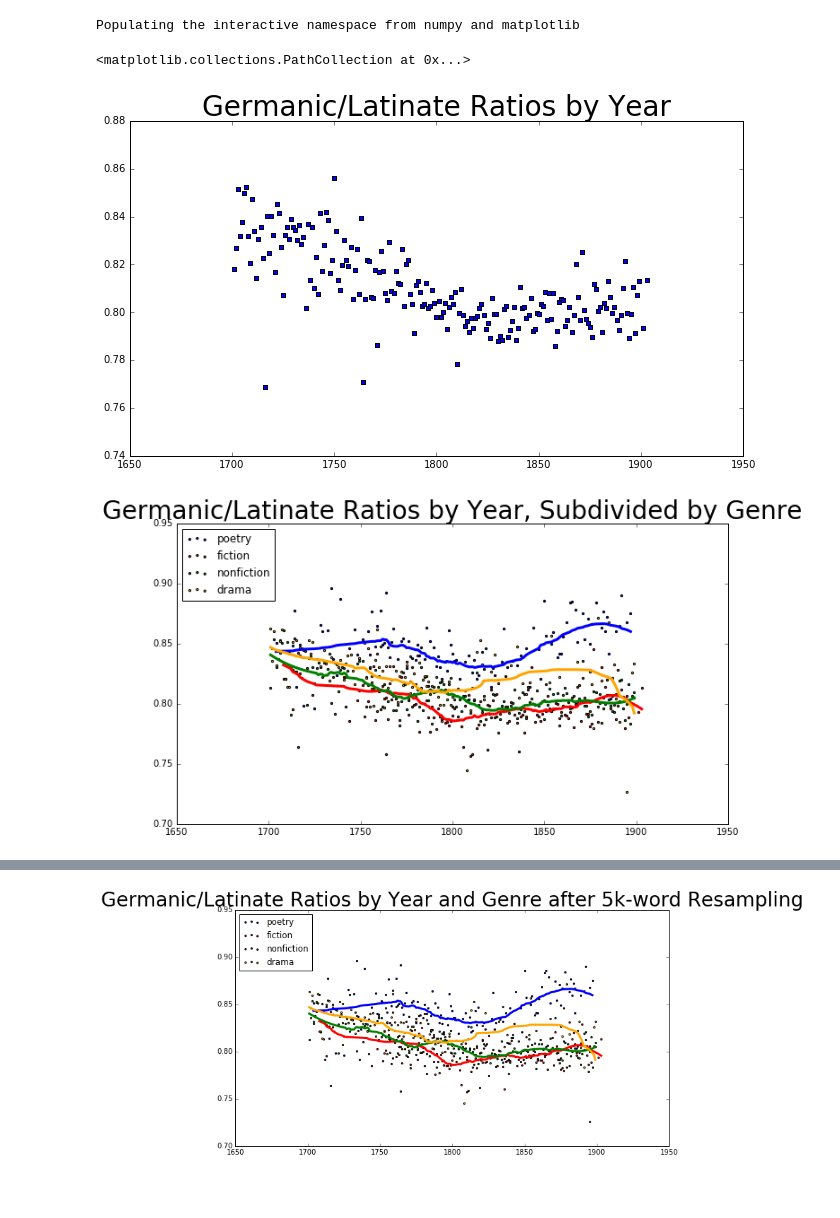
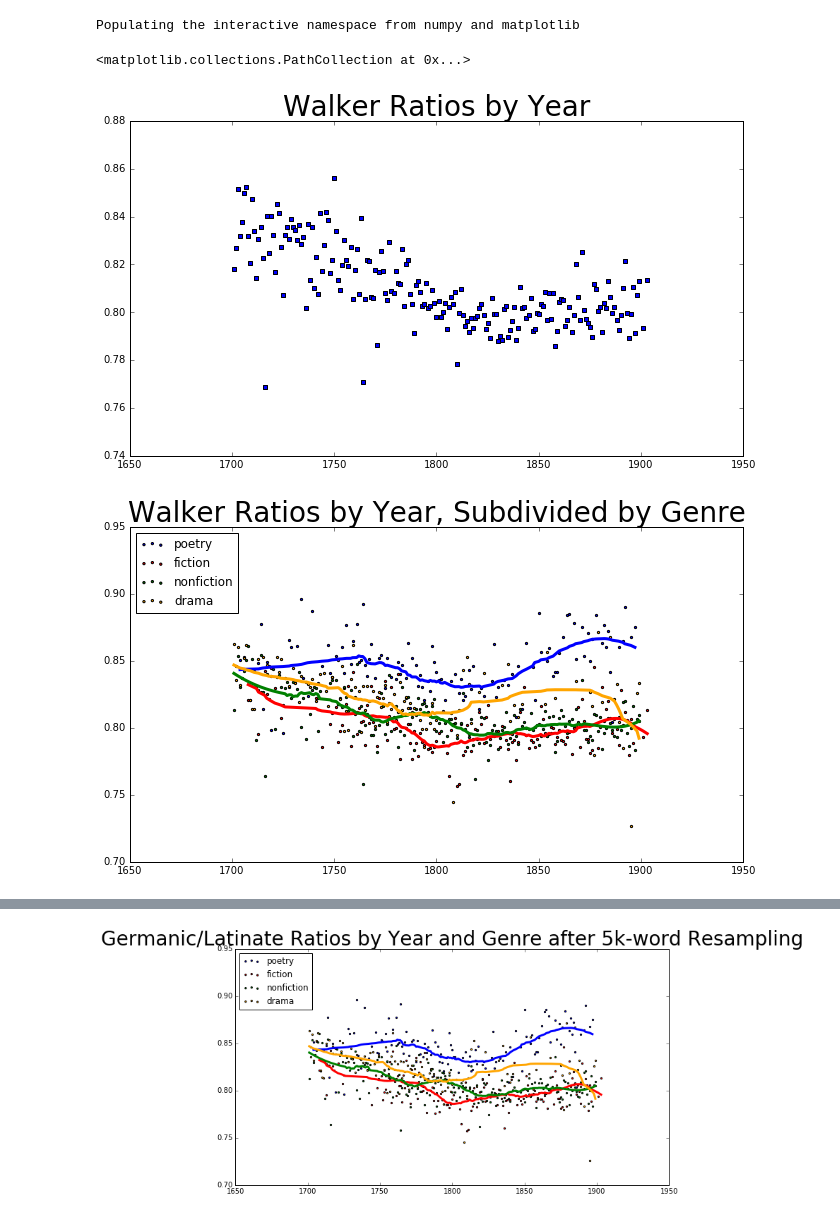
Before and after one commit to mjlavin80/horror_genre, a Jupyter notebook: Walker Ratios.ipynb, the cells around one changed output, grey strips where cells are left out. Drawn from its saved outputs; the diff is of its cells as text; code cells hidden in the pictures; blank space fills up the shorter version.

```diff
--- a/Walker Ratios.ipynb
+++ b/Walker Ratios.ipynb
@@ -24,40 +24,40 @@ drama = c.execute("""SELECT walker_ratio_no_set, year FROM results
 # %%
 y = [i[0] for i in rows]
 x = [i[1] for i in rows]
-plt.title("Germanic/Latinate Ratios by Year", fontsize=28)
+plt.title("Walker Ratios by Year", fontsize=28)
 plt.scatter(x,y, c='b', marker="s",)
 # %% [output]
 <matplotlib.collections.PathCollection at 0x...>
-[figure, old version]
+[figure, new version]
 # %%
 y_1 = [i[0] for i in poetry]
 x_1 = [i[1] for i in poetry]
 y_2 = [i[0] for i in fiction]
 x_2 = [i[1] for i in fiction]
 y_3 = [i[0] for i in nonfiction]
 x_3 = [i[1] for i in nonfiction]
 y_4 = [i[0] for i in drama]
 x_4 = [i[1] for i in drama]
 y_1_sav = signal.savgol_filter(y_1, 51, 3) # window size 51, polynomial order 3
 y_2_sav = signal.savgol_filter(y_2, 51, 3)
 y_3_sav = signal.savgol_filter(y_3, 51, 3)
 y_4_sav = signal.savgol_filter(y_4, 51, 3)
 
 fig = plt.figure()
 ax1 = fig.add_subplot(111)
 ax1.scatter(x_1, y_1, s=5, c='b', marker="o", label='poetry')
 ax1.scatter(x_2,y_2, s=5, c='r', marker="o", label='fiction')
 ax1.scatter(x_3,y_3, s=5, c='g', marker="o", label='nonfiction')
 ax1.scatter(x_4,y_4, s=5, c='orange', marker="o", label='drama')
-plt.title("Germanic/Latinate Ratios by Year, Subdivided by Genre", fontsize=28)
+plt.title("Walker Ratios by Year, Subdivided by Genre", fontsize=28)
 plt.plot(x_1, y_1_sav, linewidth=3.0, c="b")
 plt.plot(x_2, y_2_sav, linewidth=3.0, c="r")
 plt.plot(x_3, y_3_sav, linewidth=3.0, c="g")
 plt.plot(x_4, y_4_sav, linewidth=3.0, c="orange")
 plt.legend(loc='upper left');
 plt.show()
 # %% [output]
-[figure, old version]
+[figure, new version]
 # %%
 poetry = c.execute("""SELECT walker_ratio_set, year FROM results
     WHERE genre='poetry' and no_data=0 and too_short=0""").fetchall()
```
Also changed, not shown: parts of 2 cells of this notebook, 9 other files.
